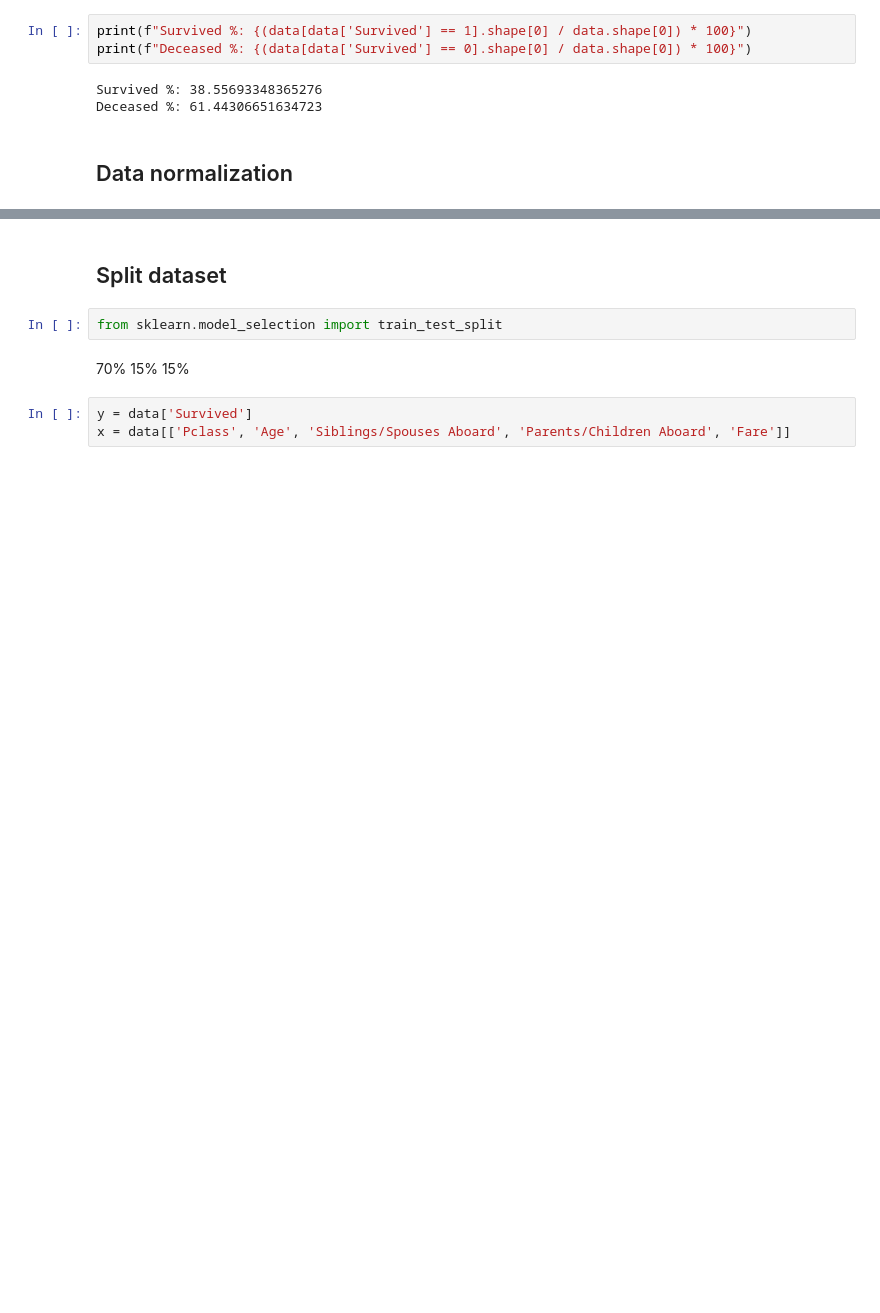
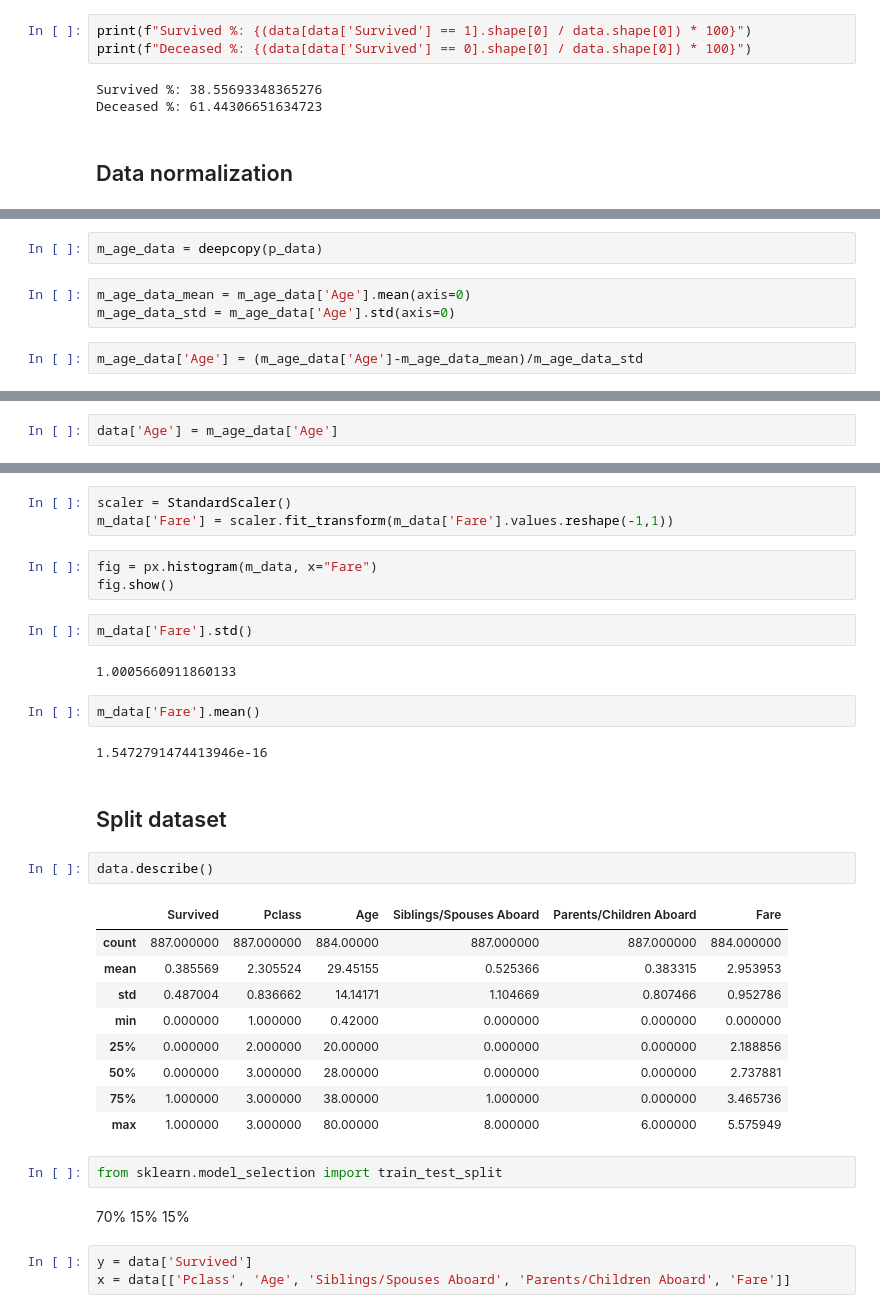
Before and after one commit to ns-super-team/assignment-1, a Jupyter notebook: preprocessing.ipynb, the cells around one changed output, grey strips where cells are left out. Drawn from its saved outputs; the diff is of its cells as text; blank space fills up the shorter version.

```diff
--- a/preprocessing.ipynb
+++ b/preprocessing.ipynb
@@ -101,0 +128,7 @@ data.describe()
+# %%
+m_age_data = deepcopy(p_data)
+# %%
+m_age_data_mean = m_age_data['Age'].mean(axis=0)
+m_age_data_std = m_age_data['Age'].std(axis=0)
+# %%
+m_age_data['Age'] = (m_age_data['Age']-m_age_data_mean)/m_age_data_std
@@ -101,0 +138,2 @@ data.describe()
+# %%
+data['Age'] = m_age_data['Age']
@@ -102,5 +179,31 @@ data.describe()
+# %%
+scaler = StandardScaler()
+m_data['Fare'] = scaler.fit_transform(m_data['Fare'].values.reshape(-1,1))
+# %%
+fig = px.histogram(m_data, x="Fare")
+fig.show()
+# %%
+m_data['Fare'].std()
+# %% [output]
+1.0005660911860133
+# %%
+m_data['Fare'].mean()
+# %% [output]
+1.5472791474413946e-16
 # %% [markdown]
 ## Split dataset
+# %%
+data.describe()
+# %% [output]
+|  | Survived | Pclass | Age | Siblings/Spouses Aboard | Parents/Children Aboard | Fare |
+| count | 887.000000 | 887.000000 | 884.00000 | 887.000000 | 887.000000 | 884.000000 |
+| mean | 0.385569 | 2.305524 | 29.45155 | 0.525366 | 0.383315 | 2.953953 |
+| std | 0.487004 | 0.836662 | 14.14171 | 1.104669 | 0.807466 | 0.952786 |
+| min | 0.000000 | 1.000000 | 0.42000 | 0.000000 | 0.000000 | 0.000000 |
+| 25% | 0.000000 | 2.000000 | 20.00000 | 0.000000 | 0.000000 | 2.188856 |
+| 50% | 0.000000 | 3.000000 | 28.00000 | 0.000000 | 0.000000 | 2.737881 |
+| 75% | 1.000000 | 3.000000 | 38.00000 | 1.000000 | 0.000000 | 3.465736 |
+| max | 1.000000 | 3.000000 | 80.00000 | 8.000000 | 6.000000 | 5.575949 |
 # %%
 from sklearn.model_selection import train_test_split
 # %% [markdown]
```
Also changed, not shown: parts of 36 cells of this notebook.
